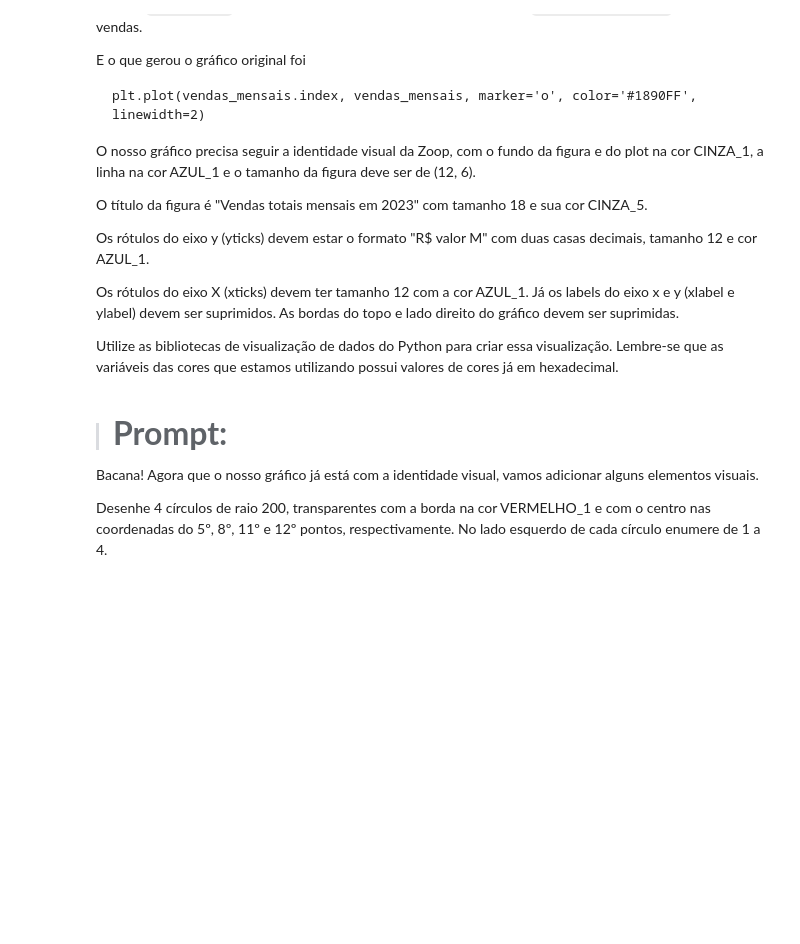
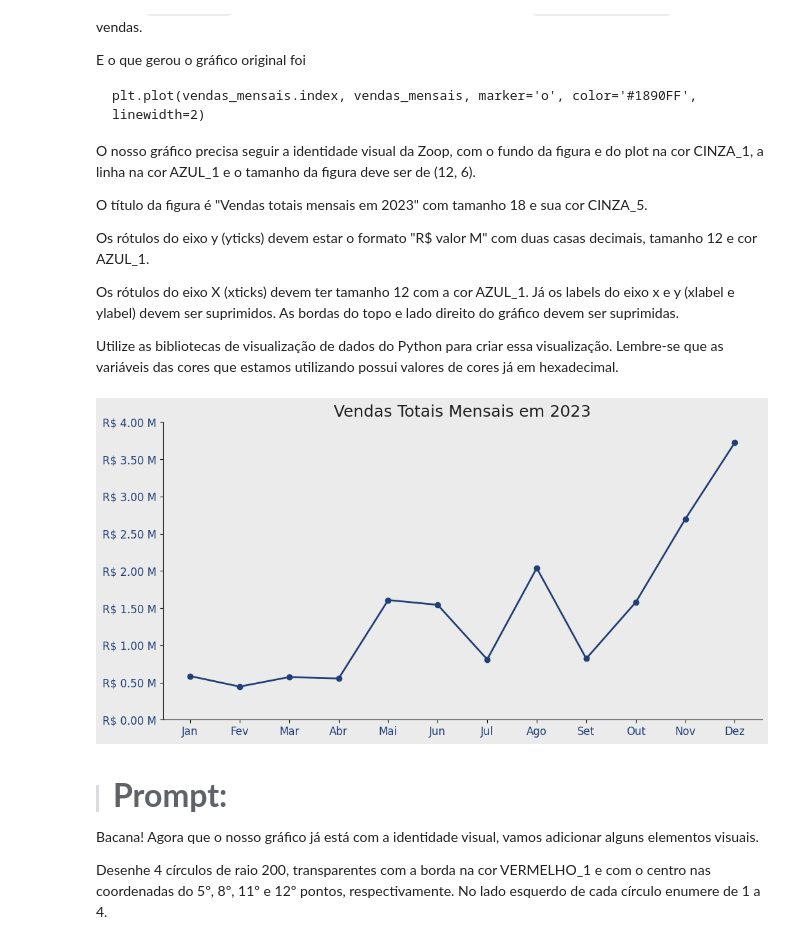
Before and after one commit to matheusnleite/ONE, a Jupyter notebook: IA-em-data-science/Projeto_Inicial_IA_aplicada_a_Data_Science.ipynb, the cells around one changed output. Drawn from its saved outputs; the diff is of its cells as text; code cells hidden in the pictures; blank space fills up the shorter version.

```diff
--- a/IA-em-data-science/Projeto_Inicial_IA_aplicada_a_Data_Science.ipynb
+++ b/IA-em-data-science/Projeto_Inicial_IA_aplicada_a_Data_Science.ipynb
@@ -1036,6 +1108,57 @@ Os rótulos do eixo y (yticks) devem estar o formato "R$ valor M" com duas casas
 Os rótulos do eixo X (xticks) devem ter tamanho 12 com a cor AZUL_1. Já os labels do eixo x e y (xlabel e ylabel) devem ser suprimidos. As bordas do topo e lado direito do gráfico devem ser suprimidas.
 
 Utilize as bibliotecas de visualização de dados do Python para criar essa visualização. Lembre-se que as variáveis das cores que estamos utilizando possui valores de cores já em hexadecimal.
+# %%
+import pandas as pd
+import matplotlib.pyplot as plt
+
+# Supondo que você tenha o DataFrame "df" carregado
+
+# Dicionário de tradução de meses
+meses = {
+    'January': 'Jan',
+    'February': 'Fev',
+    'March': 'Mar',
+    'April': 'Abr',
+    'May': 'Mai',
+    'June': 'Jun',
+    'July': 'Jul',
+    'August': 'Ago',
+    'September': 'Set',
+    'October': 'Out',
+    'November': 'Nov',
+    'December': 'Dez'
+}
+
+# Agrupar por mês e calcular as vendas totais
+df['mes'] = df['data'].dt.strftime('%B')
+vendas_mensais = df.groupby('mes')['faturamento'].sum().reindex(meses.keys())
+
+# Configurações do gráfico
+plt.figure(figsize=(12, 6), facecolor=CINZA_1)
+ax = plt.axes()
+ax.set_facecolor(CINZA_1)
+plt.plot(vendas_mensais.index, vendas_mensais, marker='o', color=AZUL_1, linewidth=2)
+
+# Adicionar rótulos e título
+plt.title('Vendas Totais Mensais em 2023', fontsize=18, color=CINZA_5)
+plt.xlabel('')
+plt.ylabel('')
+
+# Formatando rótulos do eixo y em "R$ valor M"
+formatted_yticks = ['R$ {:.2f} M'.format(val / 1e6) for val in ax.get_yticks()]
+ax.set_yticks(ax.get_yticks()) # para evitar o Warning
+ax.set_yticklabels(formatted_yticks, fontsize=12, color=AZUL_1)
+
+# Configurações adicionais
+plt.xticks(vendas_mensais.index, [meses[mes] for mes in vendas_mensais.index], fontsize=12, color=AZUL_1)
+ax.spines['top'].set_visible(False)
+ax.spines['right'].set_visible(False)
+
+# Exibir o gráfico
+plt.show()
+# %% [output]
+[figure, added]
 # %% [markdown]
 > #### <strong><font color="7b71ff" size =6>Prompt:</font></strong>
 
```
Also changed, not shown: parts of 5 cells of this notebook.
